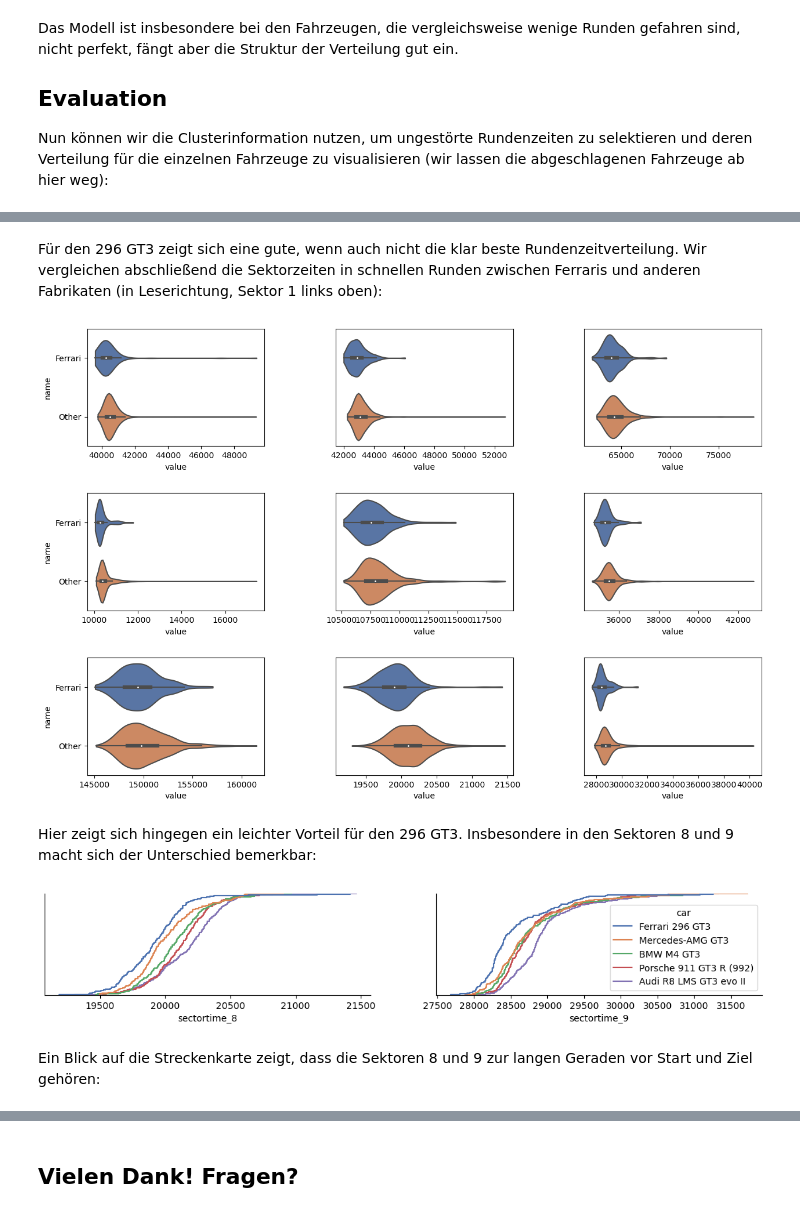
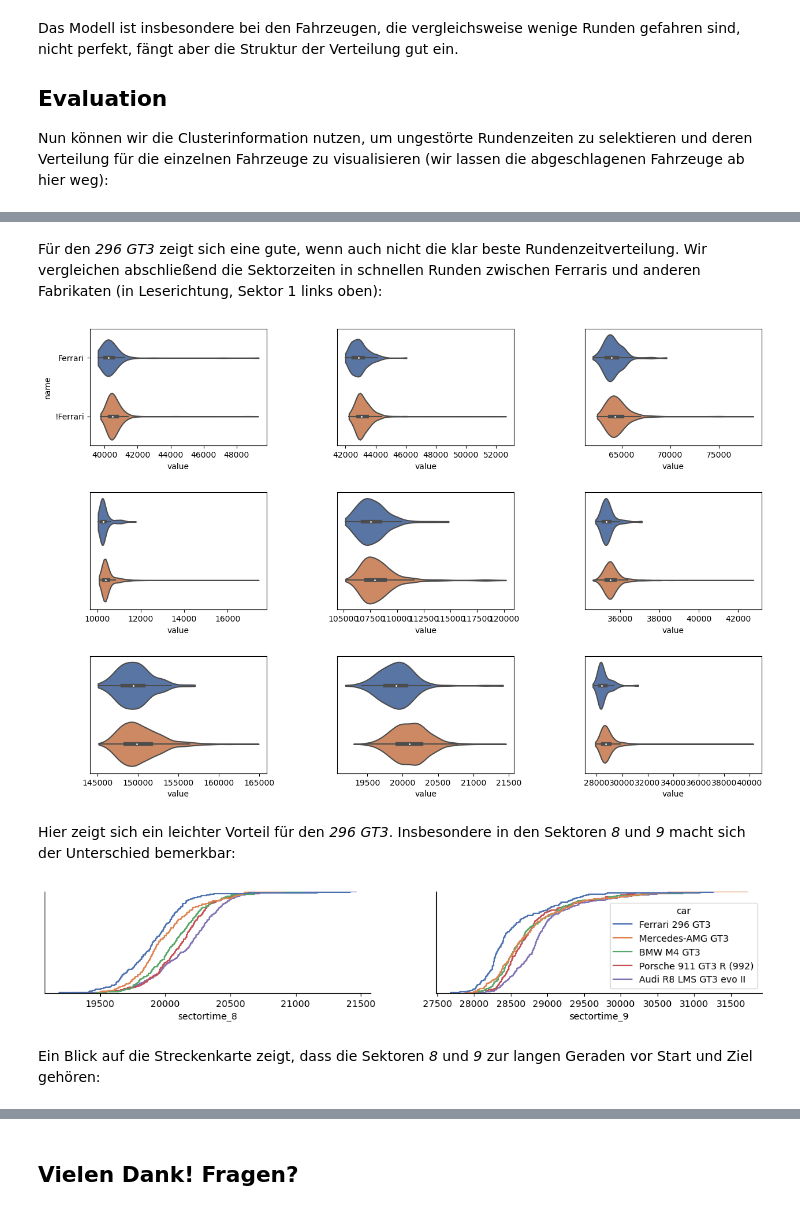
Before and after one commit to patmanteau/mbb-agp-sobe, a Jupyter notebook: balance_of_performance.ipynb, the cells around one changed output, grey strips where cells are left out. Drawn from its saved outputs; the diff is of its cells as text; code cells hidden in the pictures.

```diff
--- a/balance_of_performance.ipynb
+++ b/balance_of_performance.ipynb
@@ -552,5 +552,5 @@ plot_time_distribution(df_clean_laps, hue="cluster_by_car_lap")
 # %% [markdown]
-Für den 296 GT3 zeigt sich eine gute, wenn auch nicht die klar beste Rundenzeitverteilung. Wir vergleichen abschließend die Sektorzeiten in schnellen Runden zwischen Ferraris und anderen Fabrikaten (in Leserichtung, Sektor 1 links oben):
+Für den _296 GT3_ zeigt sich eine gute, wenn auch nicht die klar beste Rundenzeitverteilung. Wir vergleichen abschließend die Sektorzeiten in schnellen Runden zwischen Ferraris und anderen Fabrikaten (in Leserichtung, Sektor 1 links oben):
 # %%
 from itertools import chain
 
@@ -580,38 +580,38 @@ def plot_sectors(df: pd.DataFrame) -> None:
             x="value",
             palette="deep",
             cut=0,
             showfliers=False,
             ax=ax,
         )
-        if i % 3 != 1:
+        if i % 9 != 1:
             ax.set(yticklabels=[]) # remove axis info
             ax.set(ylabel=None)
             ax.tick_params(left=False)
     plt.show()
 
 
 df_ferrari_sectors = (
     get_sector_times(df_clean_laps.query("car == 'Ferrari 296 GT3'"))
     .melt()
     .query("variable_0 == 'sectortime'")
 )
 df_ferrari_sectors["is_ferrari"] = True
 df_ferrari_sectors["name"] = "Ferrari"
 df_unferrari_sectors = (
     get_sector_times(df_clean_laps.query("car != 'Ferrari 296 GT3'"))
     .melt()
     .query("variable_0 == 'sectortime'")
 )
 df_unferrari_sectors["is_ferrari"] = False
-df_unferrari_sectors["name"] = "Other"
+df_unferrari_sectors["name"] = "!Ferrari"
 
 df_all_sectors = pd.concat([df_ferrari_sectors, df_unferrari_sectors])
 
 plot_sectors(df_all_sectors)
 # %% [output]
-[figure, old version]
+[figure, new version]
 # %% [markdown]
-Hier zeigt sich hingegen ein leichter Vorteil für den 296 GT3. Insbesondere in den Sektoren 8 und 9 macht sich der Unterschied bemerkbar:
+Hier zeigt sich ein leichter Vorteil für den _296 GT3_. Insbesondere in den Sektoren _8_ und _9_ macht sich der Unterschied bemerkbar:
 # %%
 def plot_time_ecdf(df: pd.DataFrame, values: list[str] = ["lap_time"], hue: str | None = None) -> None:
     df = df.copy()
@@ -637,7 +637,7 @@ plot_time_ecdf(df_clean_laps.query("cluster_by_car_lap == 0 and sectortime_9 < 3
 # %% [output]
 [figure]
 # %% [markdown]
-Ein Blick auf die Streckenkarte zeigt, dass die Sektoren 8 und 9 zur langen Geraden vor Start und Ziel gehören:
+Ein Blick auf die Streckenkarte zeigt, dass die Sektoren _8_ und _9_ zur langen Geraden vor Start und Ziel gehören:
 # %%
 from dataclasses import dataclass
 
```
Also changed, not shown: parts of 11 cells of this notebook.
